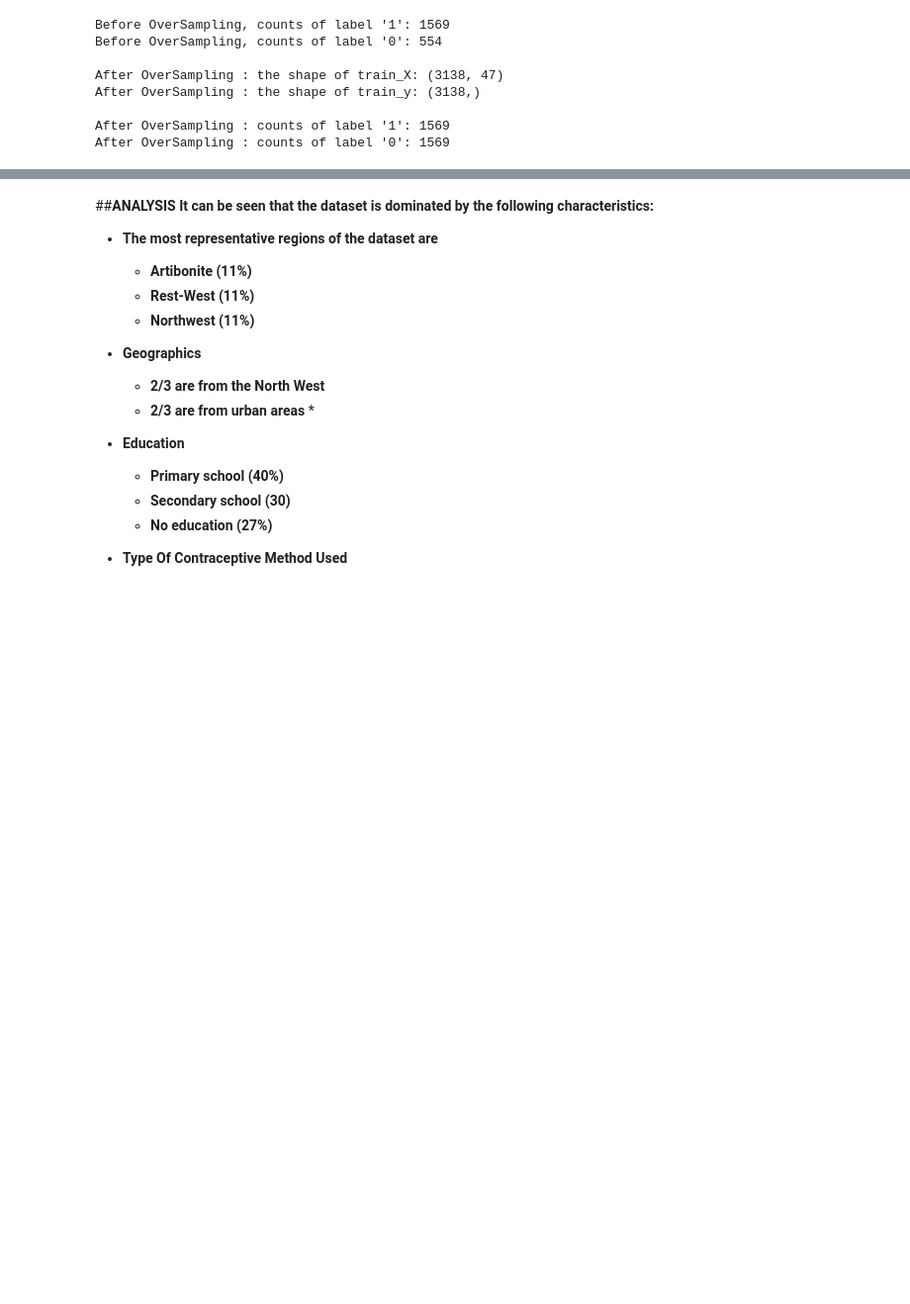
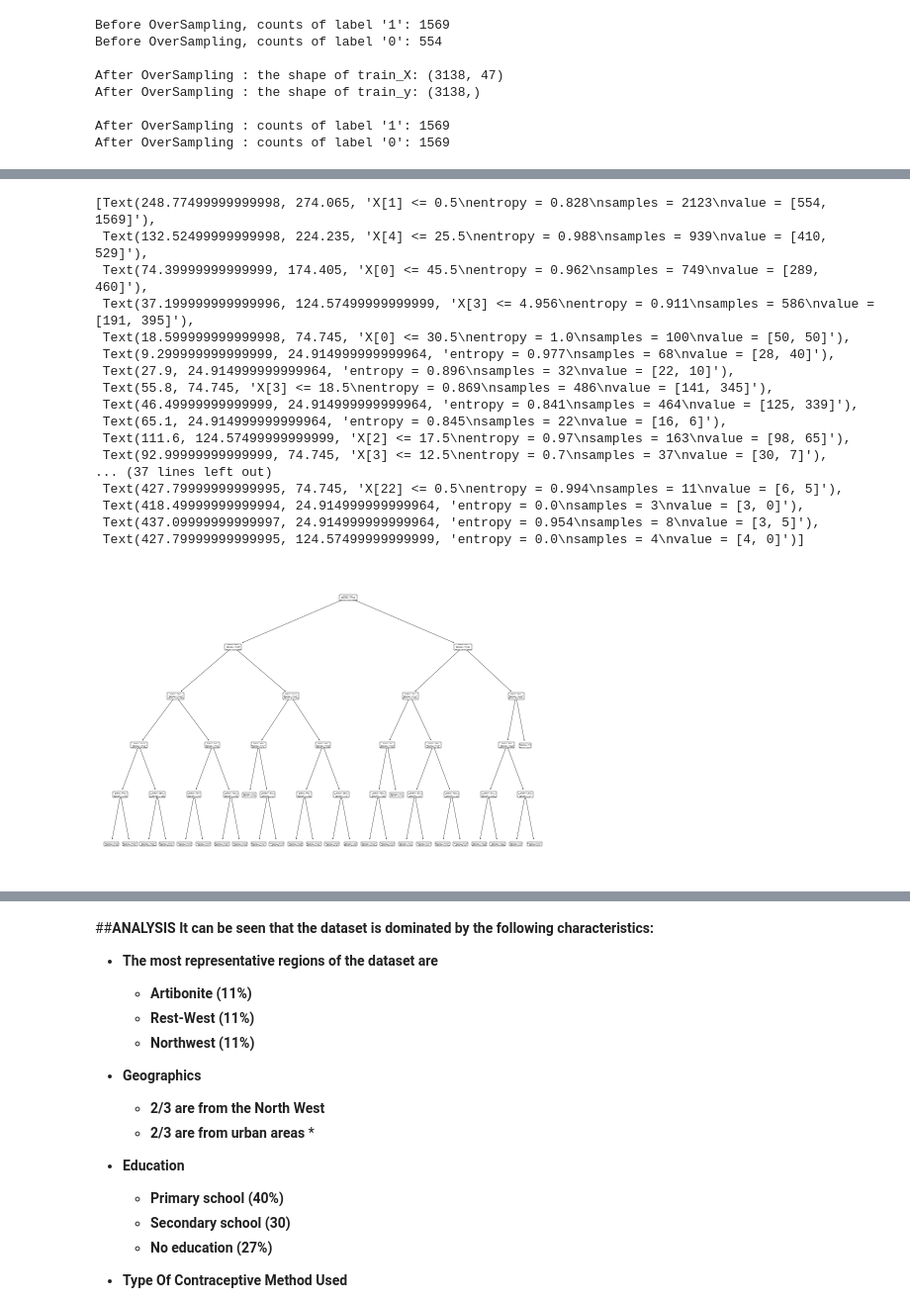
Before and after one commit to MMasson1988/Capstone-s-Project, a Jupyter notebook: Contraceptive_Project_Test.ipynb, the cells around one changed output, grey strips where cells are left out. Shown at 99% size. Saved outputs shown, nothing was run; the diff lists cells and outputs as text; code cells hidden in the pictures; blank space fills up the shorter version.

```diff
--- a/Contraceptive_Project_Test.ipynb
+++ b/Contraceptive_Project_Test.ipynb
@@ -1211,0 +1329,22 @@ DecisionTreeClassifier
+# %%
+from sklearn import tree
+tree.plot_tree(clf)
+# %% [output]
+[Text(248.77499999999998, 274.065, 'X[1] <= 0.5\nentropy = 0.828\nsamples = 2123\nvalue = [554, 1569]'),
+ Text(132.52499999999998, 224.235, 'X[4] <= 25.5\nentropy = 0.988\nsamples = 939\nvalue = [410, 529]'),
+ Text(74.39999999999999, 174.405, 'X[0] <= 45.5\nentropy = 0.962\nsamples = 749\nvalue = [289, 460]'),
+ Text(37.199999999999996, 124.57499999999999, 'X[3] <= 4.956\nentropy = 0.911\nsamples = 586\nvalue = [191, 395]'),
+ Text(18.599999999999998, 74.745, 'X[0] <= 30.5\nentropy = 1.0\nsamples = 100\nvalue = [50, 50]'),
+ Text(9.299999999999999, 24.914999999999964, 'entropy = 0.977\nsamples = 68\nvalue = [28, 40]'),
+ Text(27.9, 24.914999999999964, 'entropy = 0.896\nsamples = 32\nvalue = [22, 10]'),
+ Text(55.8, 74.745, 'X[3] <= 18.5\nentropy = 0.869\nsamples = 486\nvalue = [141, 345]'),
+ Text(46.49999999999999, 24.914999999999964, 'entropy = 0.841\nsamples = 464\nvalue = [125, 339]'),
+ Text(65.1, 24.914999999999964, 'entropy = 0.845\nsamples = 22\nvalue = [16, 6]'),
+ Text(111.6, 124.57499999999999, 'X[2] <= 17.5\nentropy = 0.97\nsamples = 163\nvalue = [98, 65]'),
+ Text(92.99999999999999, 74.745, 'X[3] <= 12.5\nentropy = 0.7\nsamples = 37\nvalue = [30, 7]'),
+... (37 lines left out)
+ Text(427.79999999999995, 74.745, 'X[22] <= 0.5\nentropy = 0.994\nsamples = 11\nvalue = [6, 5]'),
+ Text(418.49999999999994, 24.914999999999964, 'entropy = 0.0\nsamples = 3\nvalue = [3, 0]'),
+ Text(437.09999999999997, 24.914999999999964, 'entropy = 0.954\nsamples = 8\nvalue = [3, 5]'),
+ Text(427.79999999999995, 124.57499999999999, 'entropy = 0.0\nsamples = 4\nvalue = [4, 0]')]
+[figure, added]
```
Also changed, not shown: parts of 43 cells of this notebook.
